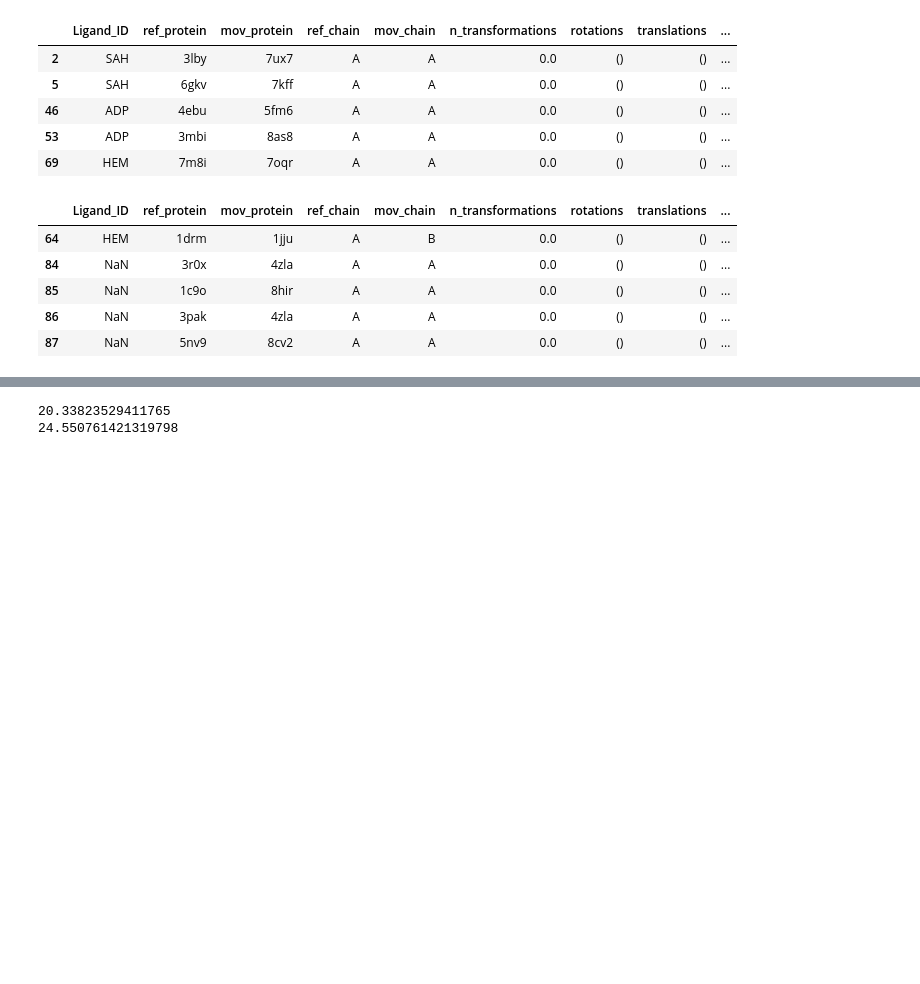
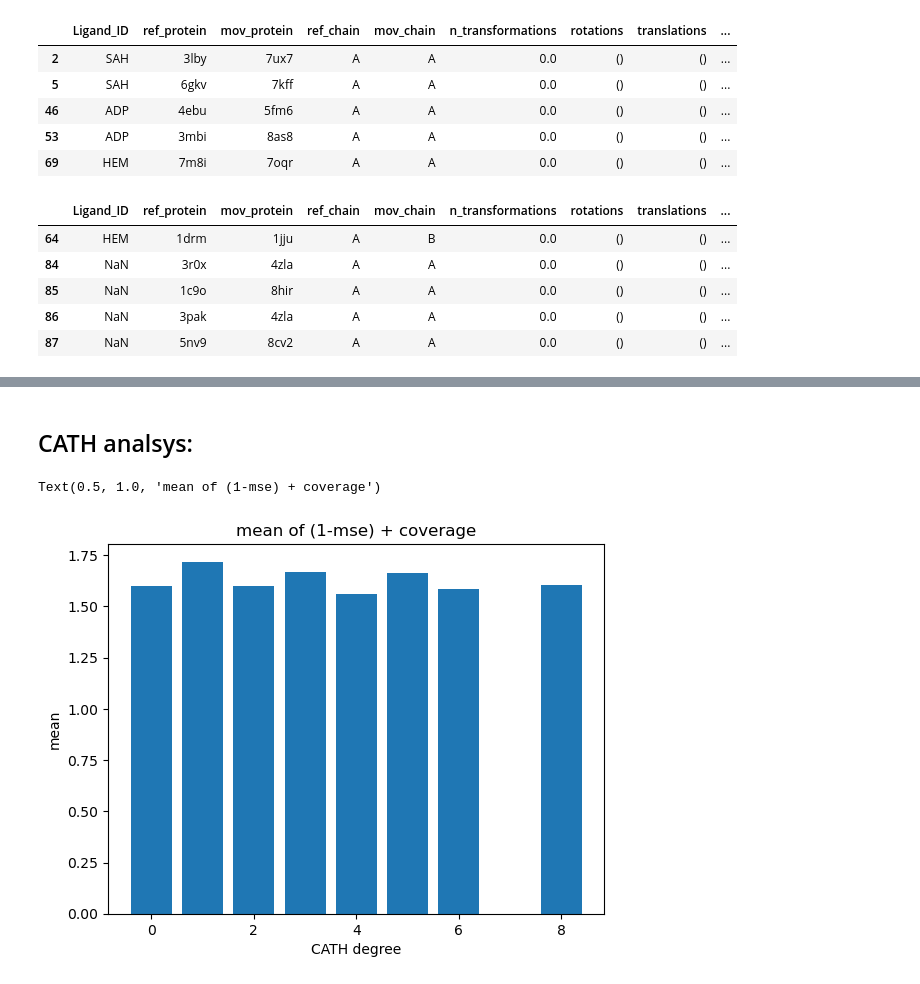
Before and after one commit to hagairavid18/LocAlign, a Jupyter notebook: notebooks/analyze_results.ipynb, the cells around one changed output, grey strips where cells are left out. Drawn from its saved outputs; the diff is of its cells as text; code cells hidden in the pictures; blank space fills up the shorter version.

```diff
--- a/notebooks/analyze_results.ipynb
+++ b/notebooks/analyze_results.ipynb
@@ -95,6 +99,26 @@ df[df['Ligand_ID']=='ATP'].head()
-# %%
-print(df[df['n_transformations'] == 2]['ref_ligand_n_atoms'].astype(float).mean())
-print(df[df['n_transformations'] == 1]['ref_ligand_n_atoms'].astype(float).mean())
-# %% [output]
-20.33823529411765
-24.550761421319798
+# %% [markdown]
+## CATH analsys:
+# %%
+
+def sum_per_row(lst):
+    return sum(lst)  if lst else None
+
+def calculate_gap(row):
+    ret = []
+    for coverage, rmse in zip(row['coverage'], row['rmse']):
+        for i in range(len(coverage)):
+            ret.append(coverage[i] + (1- rmse[i]))
+    return ret
+
+df['gap'] = df.apply(calculate_gap, axis=1)
+df['total_gap'] = df['gap'].apply(sum_per_row)
+mean_values = df.groupby('cath_degree')['total_gap'].sum() / df.groupby('cath_degree')['n_transformations'].sum()
+
+# Step 2: Create the histogram
+plt.bar(mean_values.index, mean_values.values)
+plt.xlabel('CATH degree')
+plt.ylabel('mean')
+plt.title('mean of (1-mse) + coverage')
+# %% [output]
+Text(0.5, 1.0, 'mean of (1-mse) + coverage')
+[figure, added]
```
Also changed, not shown: parts of 15 cells of this notebook, 4 other files.
